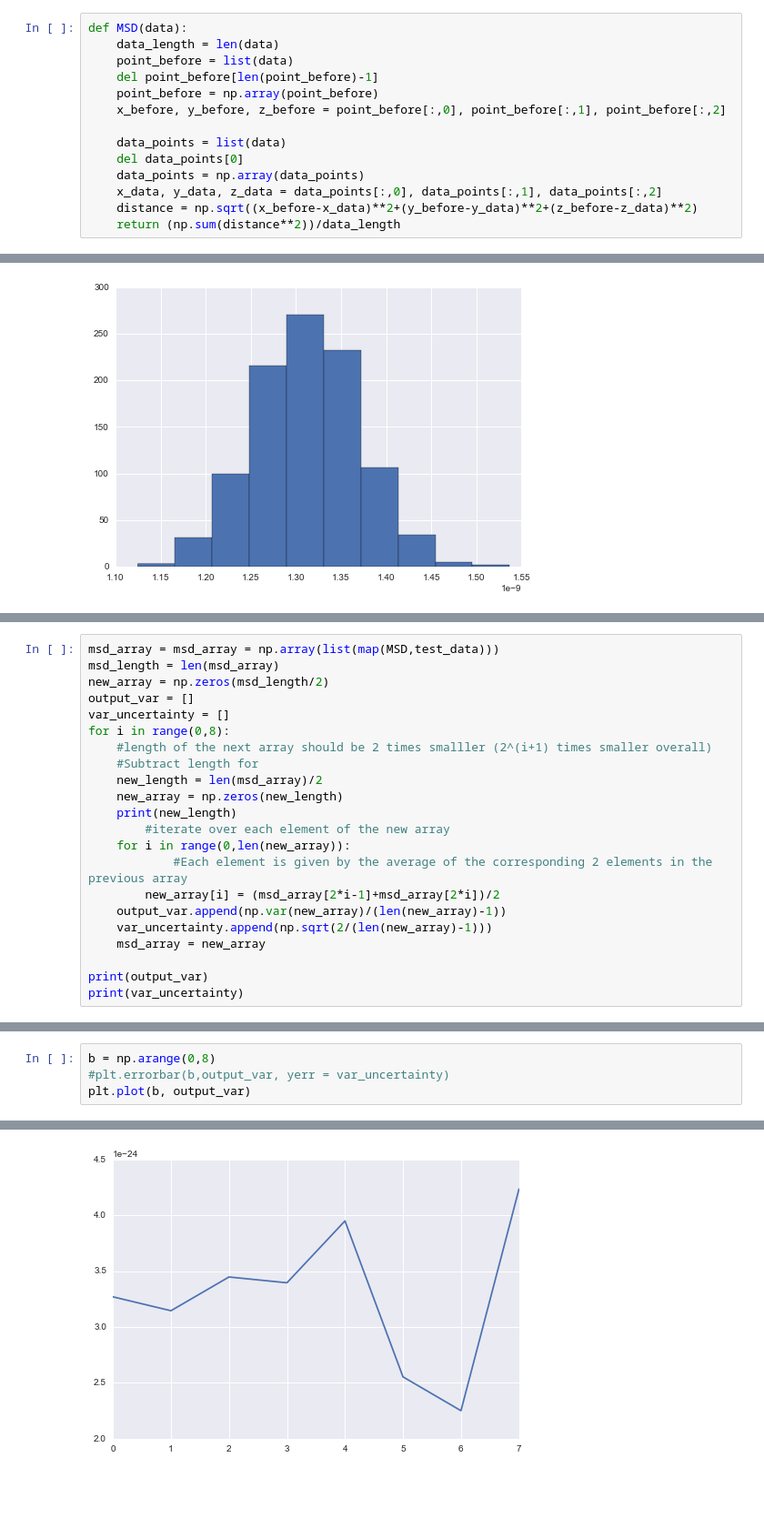
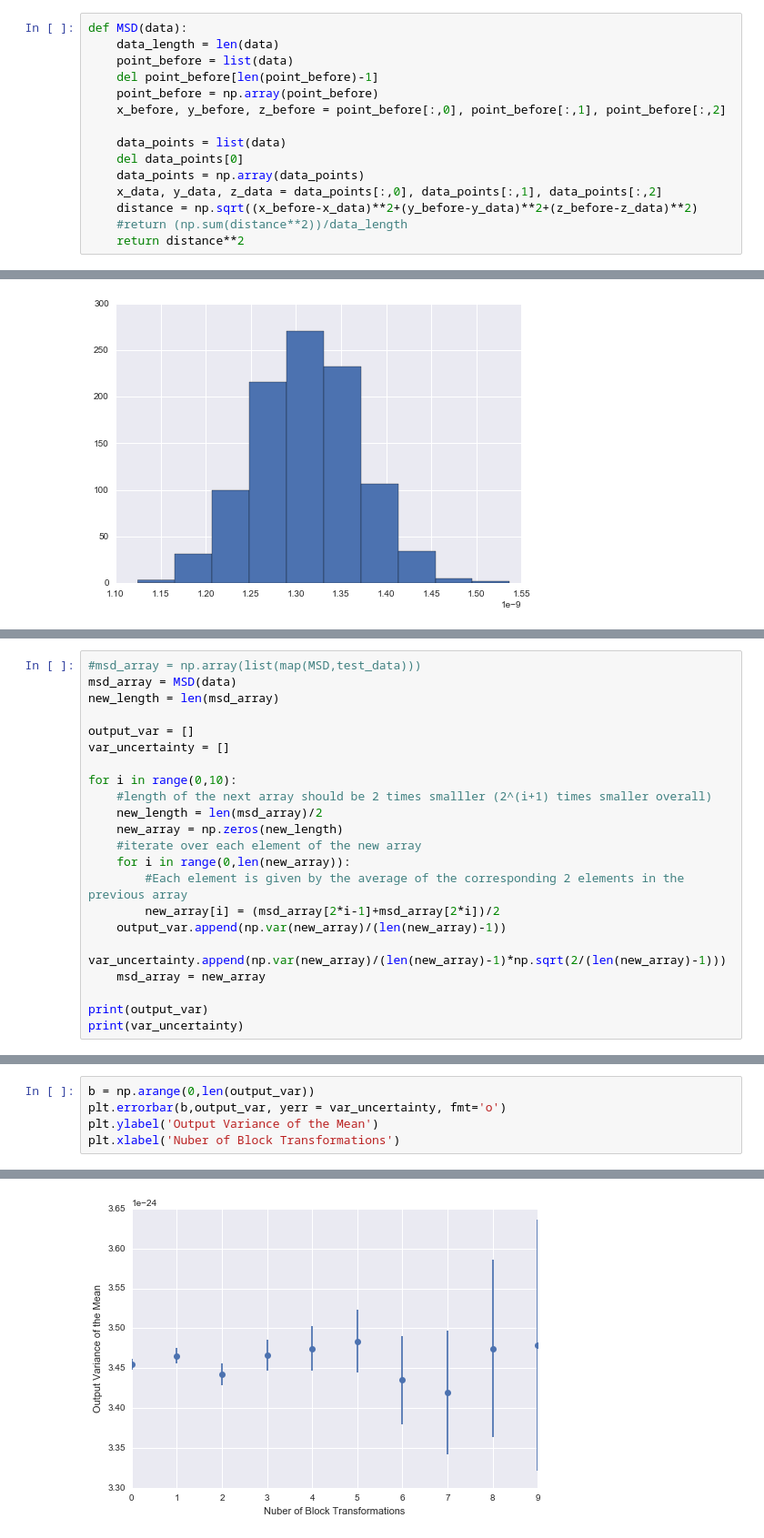
Before and after one commit to alanxzhou/Bayesian-Particle-Tracking, a Jupyter notebook: Tutorial.ipynb, the cells around one changed output, grey strips where cells are left out. Shown at 91% size. Drawn from its saved outputs; the diff is of its cells as text; blank space fills up the shorter version.

```diff
--- a/Tutorial.ipynb
+++ b/Tutorial.ipynb
@@ -117,7 +117,8 @@ def MSD(data):
     data_points = np.array(data_points)
     x_data, y_data, z_data = data_points[:,0], data_points[:,1], data_points[:,2]
     distance = np.sqrt((x_before-x_data)**2+(y_before-y_data)**2+(z_before-z_data)**2)
-    return (np.sum(distance**2))/data_length
+    #return (np.sum(distance**2))/data_length
+    return distance**2
 # %%
 test_data = np.split(data,1000)
 msd_array = np.array(list(map(MSD,test_data)))
@@ -133,21 +134,21 @@ var_uncertainty isn't correct. Not sure how to calculate that
 # %%
-msd_array = msd_array = np.array(list(map(MSD,test_data)))
-msd_length = len(msd_array)
-new_array = np.zeros(msd_length/2)
+#msd_array = np.array(list(map(MSD,test_data)))
+msd_array = MSD(data)
+new_length = len(msd_array)
+
 output_var = []
 var_uncertainty = []
-for i in range(0,8):
+
+for i in range(0,10):
     #length of the next array should be 2 times smalller (2^(i+1) times smaller overall)
-    #Subtract length for
     new_length = len(msd_array)/2
     new_array = np.zeros(new_length)
-    print(new_length)
-        #iterate over each element of the new array
+    #iterate over each element of the new array
     for i in range(0,len(new_array)):
-            #Each element is given by the average of the corresponding 2 elements in the previous array
+        #Each element is given by the average of the corresponding 2 elements in the previous array
         new_array[i] = (msd_array[2*i-1]+msd_array[2*i])/2
     output_var.append(np.var(new_array)/(len(new_array)-1))
-    var_uncertainty.append(np.sqrt(2/(len(new_array)-1)))
+    var_uncertainty.append(np.var(new_array)/(len(new_array)-1)*np.sqrt(2/(len(new_array)-1)))
     msd_array = new_array
 
 print(output_var)
@@ -166,5 +159,6 @@ print(var_uncertainty)
 # %%
-b = np.arange(0,8)
-#plt.errorbar(b,output_var, yerr = var_uncertainty)
-plt.plot(b, output_var)
+b = np.arange(0,len(output_var))
+plt.errorbar(b,output_var, yerr = var_uncertainty, fmt='o')
+plt.ylabel('Output Variance of the Mean')
+plt.xlabel('Nuber of Block Transformations')
 # %% [output]
@@ -172 +166 @@ plt.plot(b, output_var)
-[figure, old version]
+[figure, new version]
```
Also changed, not shown: parts of 7 cells of this notebook.
